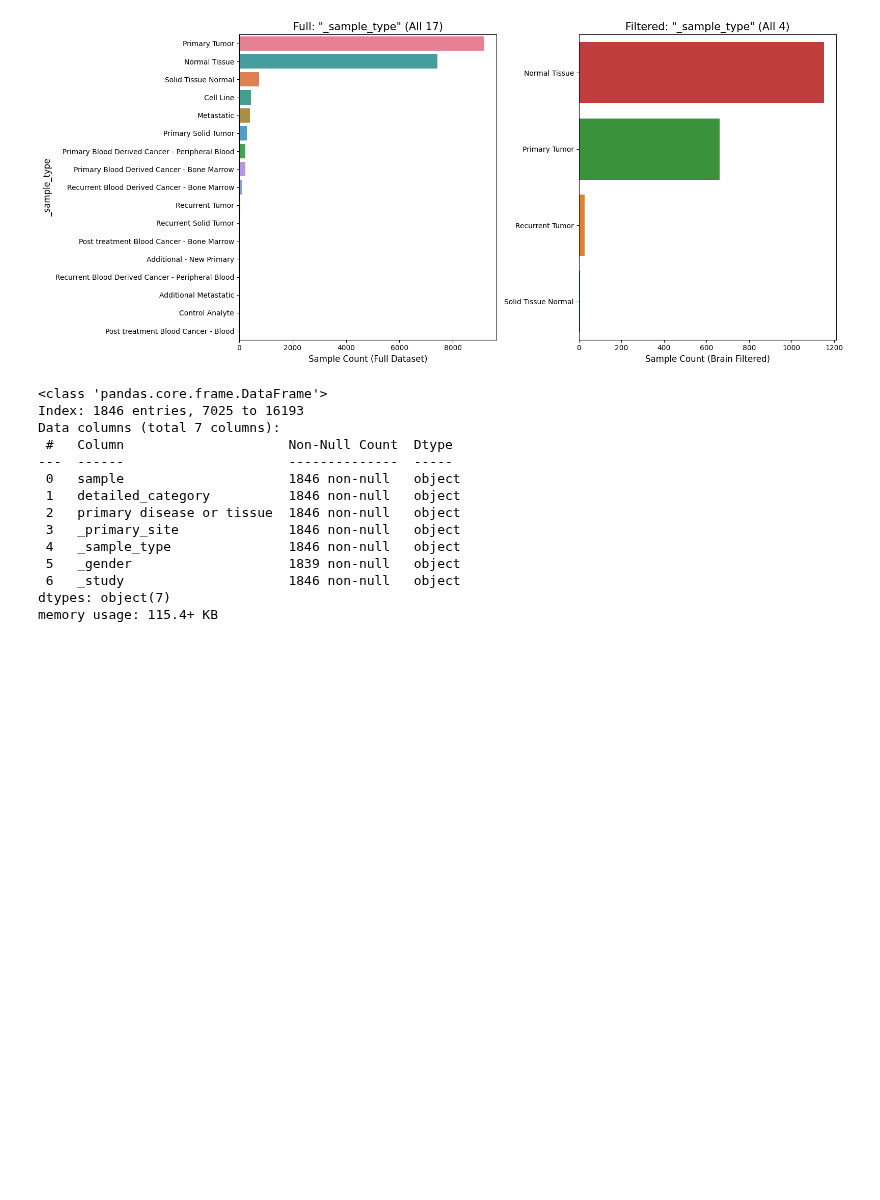
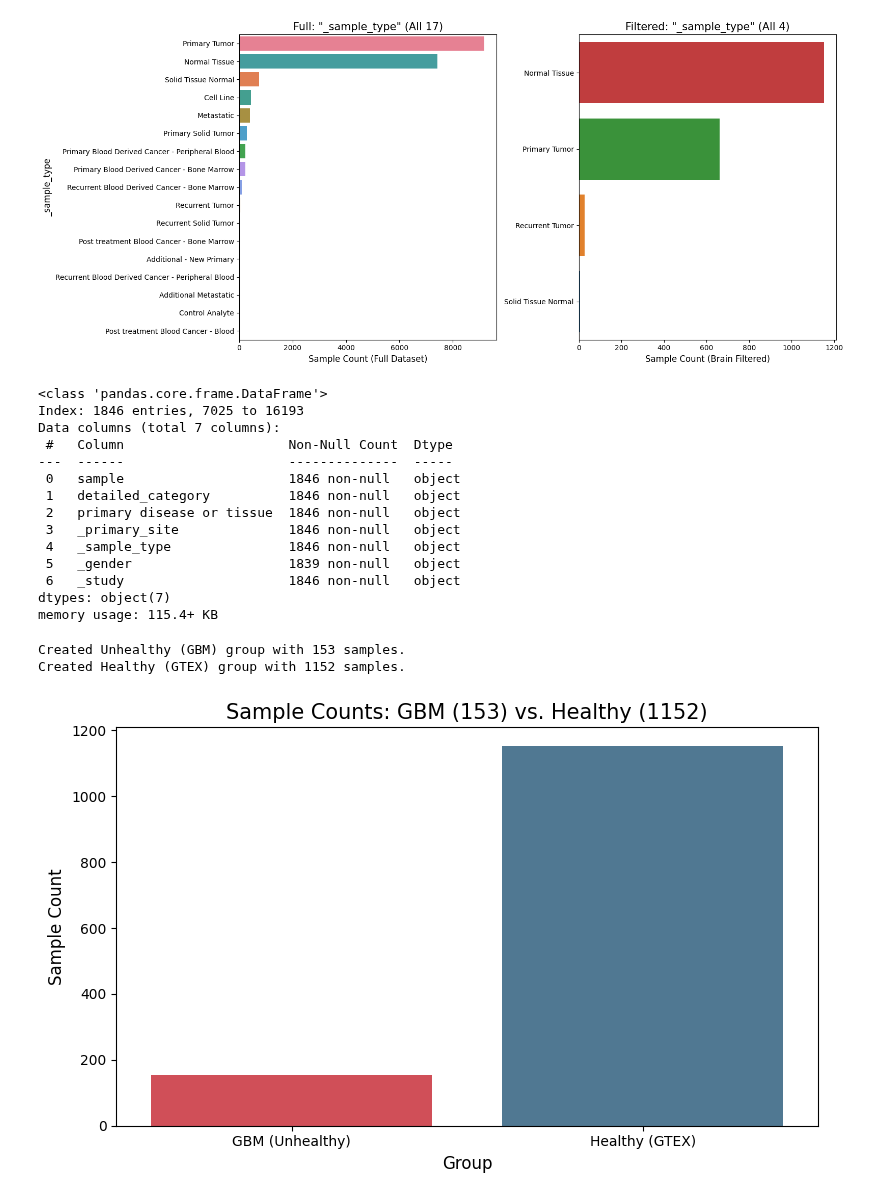
Before and after one commit to tobitotaku/ai-brain-tumor, a Jupyter notebook: preprocessing_stream_b.ipynb, the cells around one changed output. Cells and saved outputs as stored; diff of their text form; code cells hidden in the pictures; blank space fills up the shorter version.

Commit message:
create insight on distribution and prepare GBM + healthy data

```diff
--- a/preprocessing_stream_b.ipynb
+++ b/preprocessing_stream_b.ipynb
@@ -300,3 +300,61 @@ Data columns (total 7 columns):
  6   _study                     1846 non-null   object
 dtypes: object(7)
 memory usage: 115.4+ KB
+# %%
+# Group 1: Unhealthy (TCGA GBM Primary Tumors)
+filter_gbm = (
+    (b_xena_metadata_df['_study'] == 'TCGA') &
+    (b_xena_metadata_df['primary disease or tissue'] == 'Glioblastoma Multiforme') &
+    (b_xena_metadata_df['_sample_type'] == 'Primary Tumor')
+)
+b_gbm_metadata = b_xena_metadata_df[filter_gbm]
+
+# Group 2: Healthy (GTEX Healthy Brain)
+filter_gtex = (
+    (b_xena_metadata_df['_study'] == 'GTEX') &
+    (b_xena_metadata_df['_primary_site'].str.startswith('Brain', na=False)) &
+    (b_xena_metadata_df['_sample_type'] == 'Normal Tissue')
+)
+b_gtex_metadata = b_xena_metadata_df[filter_gtex]
+
+print(f"Created Unhealthy (GBM) group with {len(b_gbm_metadata)} samples.")
+print(f"Created Healthy (GTEX) group with {len(b_gtex_metadata)} samples.")
+# %% [output]
+Created Unhealthy (GBM) group with 153 samples.
+Created Healthy (GTEX) group with 1152 samples.
+# %%
+# --- 2. Create a combined DataFrame for plotting ---
+
+    # We use .copy() to avoid a SettingWithCopyWarning
+b_gbm_plot_df = b_gbm_metadata.copy()
+b_gbm_plot_df['label'] = 'GBM (Unhealthy)'
+
+b_gtex_plot_df = b_gtex_metadata.copy()
+b_gtex_plot_df['label'] = 'Healthy (GTEX)'
+
+# Concatenate them
+b_plot_metadata_df = pd.concat([b_gbm_plot_df, b_gtex_plot_df])
+
+# --- 3. Create the single plot ---
+
+plt.figure(figsize=(8, 5))
+
+num_gbm = len(b_gbm_plot_df)
+num_gtex = len(b_gtex_plot_df)
+plot_title = f'Sample Counts: GBM ({num_gbm}) vs. Healthy ({num_gtex})'
+
+sns.countplot(
+    x='label', # Use x-axis for a vertical bar chart
+    data=b_plot_metadata_df,
+    hue='label', # Use hue to get colors
+    legend=False,
+    palette=['#E63946', '#457B9D'] # Red for unhealthy, Blue for healthy
+)
+
+plt.title(plot_title, fontsize=15)
+plt.xlabel('Group', fontsize=12)
+plt.ylabel('Sample Count', fontsize=12)
+plt.tight_layout()
+plt.show()
+# %% [output]
+[figure, added]
```
Also changed, not shown: parts of 1 cell of this notebook.
